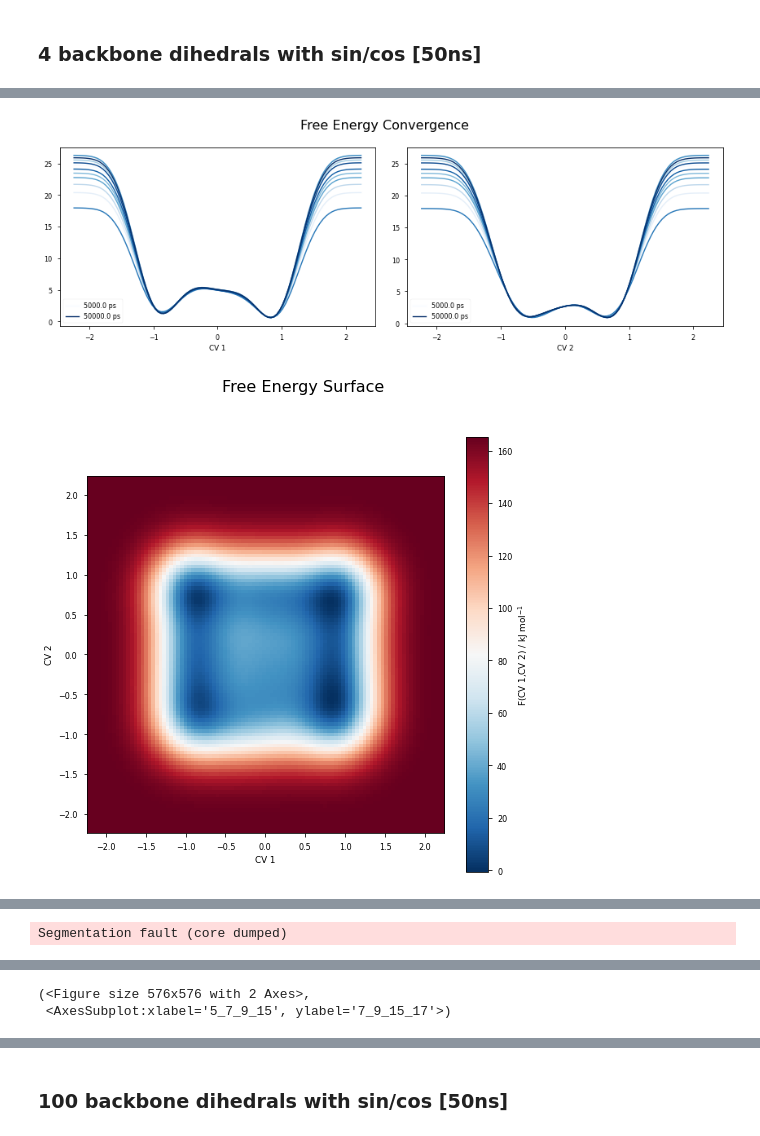
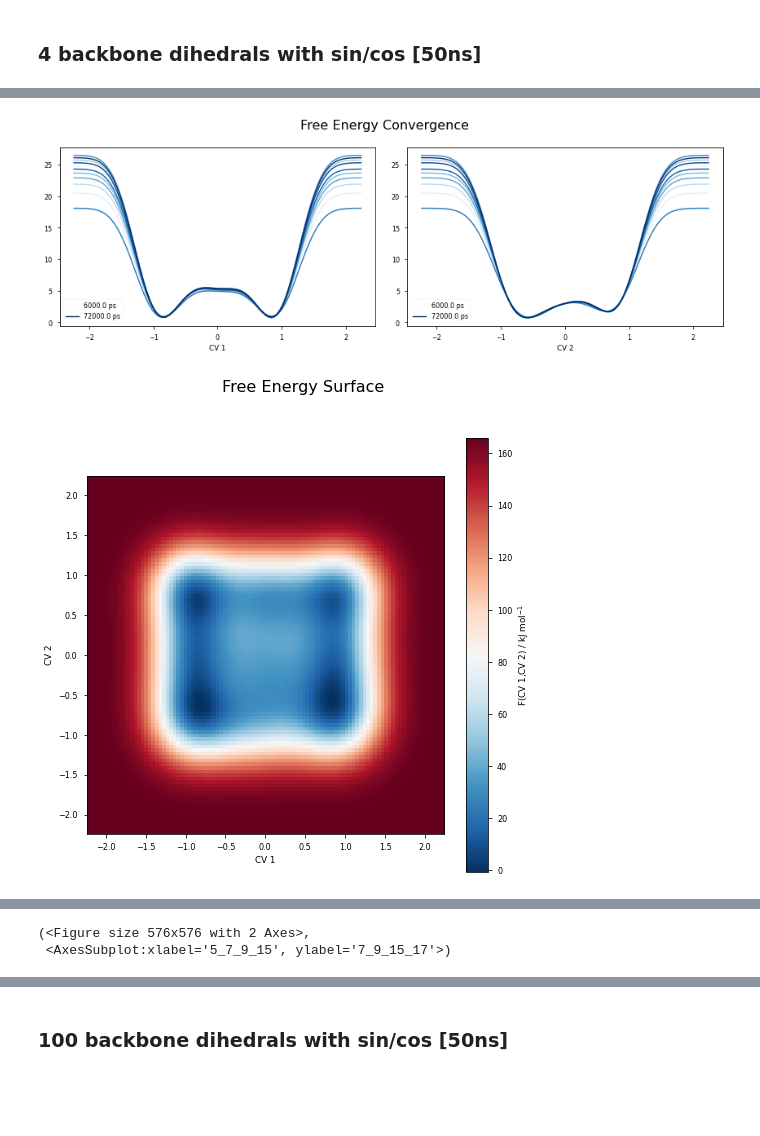
Before and after one commit to dominicp6/CV_learning, a Jupyter notebook: notebooks/enhanced_sampling_exps.ipynb, the cells around one changed output, grey strips where cells are left out. Drawn from its saved outputs; the diff is of its cells as text; code cells hidden in the pictures; blank space fills up the shorter version.

```diff
--- a/notebooks/enhanced_sampling_exps.ipynb
+++ b/notebooks/enhanced_sampling_exps.ipynb
@@ -65,7 +243,7 @@ Successfully initialised metadata.
 ### 4 backbone dihedrals with sin/cos [50ns]
 # %%
 exp = Experiment('/home/dominic/PycharmProjects/CV_learning/exp/outputs/alanine_dipeptide/enhanced_sampling/PCA:0_PCA:1_structure0_repeat_0_total_features_8_feature_dimensions_2')
-exp.plot_fes_convergence(num_lines=10)
+exp.plot_fes_convergence(stride=6000)
 exp.free_energy_plot(fig_size=(8,8), plot_type='heatmap')
 exp.free_energy_plot(reweight=True, fig_size=(8,8), features=["5_7_9_15", "7_9_15_17"])
 # %% [output]
@@ -75,2 +267,2 @@ FES already calculated
-[figure, old version]
+[figure, new version]
-[figure, old version]
+[figure, new version]
@@ -77 +270,2 @@ FES already calculated
-Segmentation fault (core dumped)
+(<Figure size 576x576 with 2 Axes>,
+ <AxesSubplot:xlabel='5_7_9_15', ylabel='7_9_15_17'>)
@@ -79,5 +272,3 @@ Segmentation fault (core dumped)
-(<Figure size 576x576 with 2 Axes>,
- <AxesSubplot:xlabel='5_7_9_15', ylabel='7_9_15_17'>)
 # %%
 data = np.genfromtxt("/home/dominic/PycharmProjects/CV_learning/exp/outputs/alanine_dipeptide/enhanced_sampling/PCA:0_PCA:1_structure0_repeat_0_total_features_8_feature_dimensions_2/COLVAR_REWEIGHT", autostrip=True)
 fe_traj = get_fe_trajs(data, reweight=True, file_type='COLVAR')
```
Also changed, not shown: parts of 9 cells of this notebook, 6 other files.
